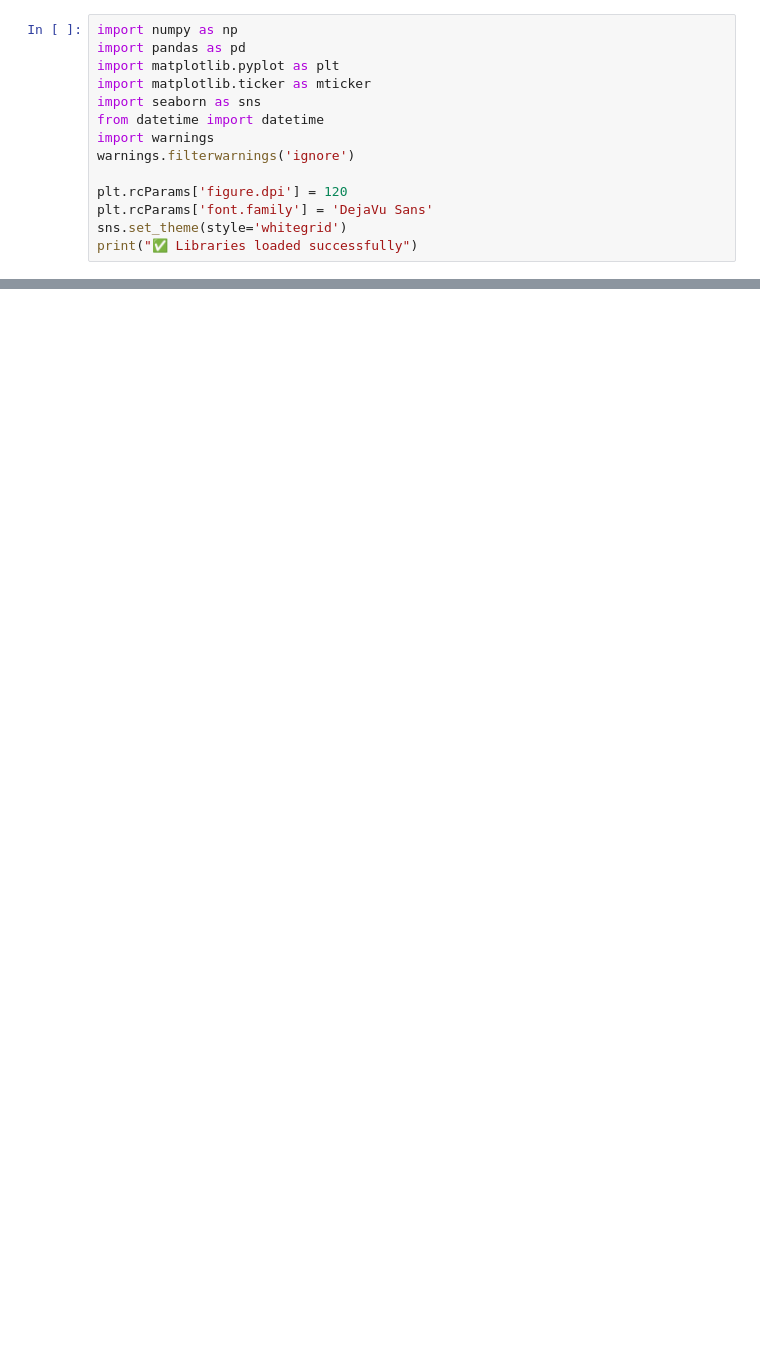
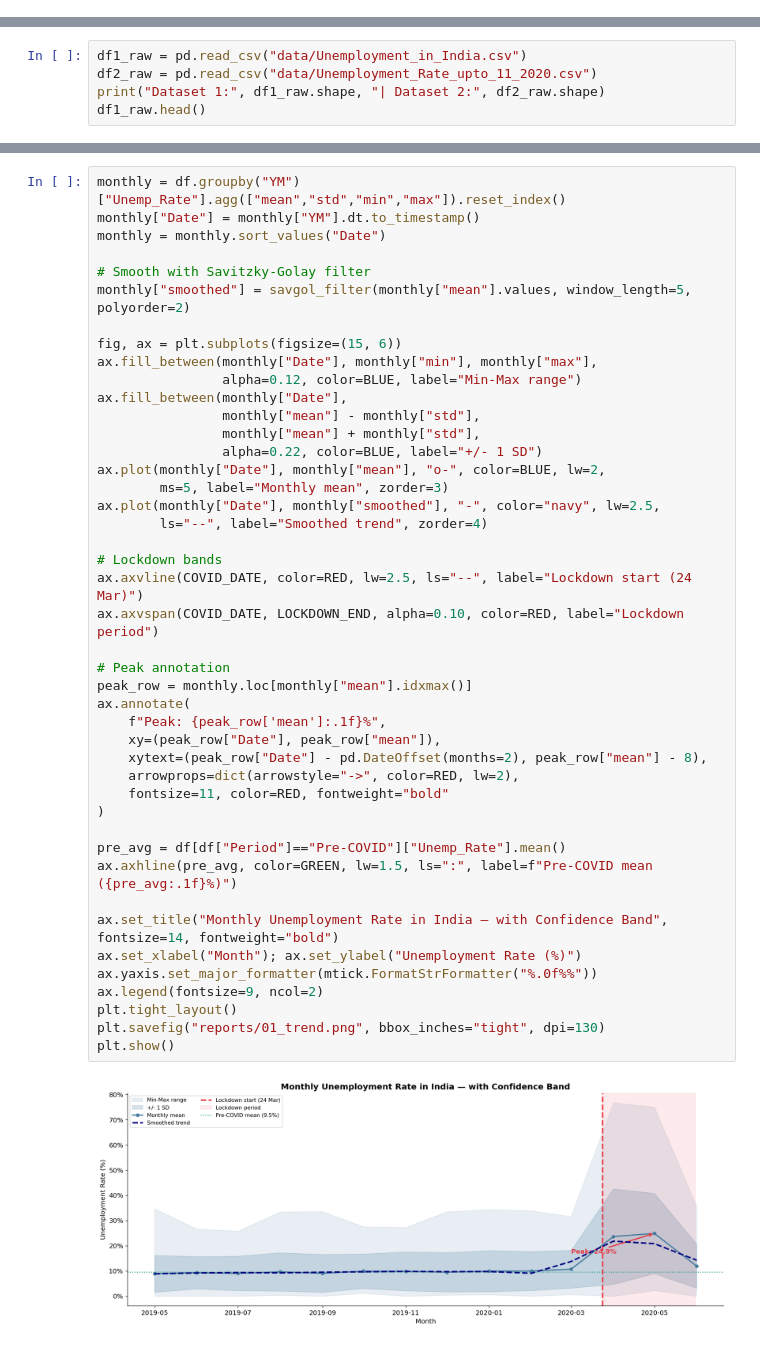
Before and after one commit to muhammad-asifkhan/CodeAlpha_Unemployment_Analysis, a Jupyter notebook: Unemployment_Analysis.ipynb, the cells around one changed output, grey strips where cells are left out. Saved outputs shown, nothing was run; the diff lists cells and outputs as text; blank space fills up the shorter version.

Commit message:
feat: professional overhaul - Welch t-test, Cohen d, Savitzky-Golay smoothing, state ranking, split violin

```diff
--- a/Unemployment_Analysis.ipynb
+++ b/Unemployment_Analysis.ipynb
@@ -14,14 +0,0 @@
-# %%
-import numpy as np
-import pandas as pd
-import matplotlib.pyplot as plt
-import matplotlib.ticker as mticker
-import seaborn as sns
-from datetime import datetime
-import warnings
-warnings.filterwarnings('ignore')
-
-plt.rcParams['figure.dpi'] = 120
-plt.rcParams['font.family'] = 'DejaVu Sans'
-sns.set_theme(style='whitegrid')
-print("✅ Libraries loaded successfully")
@@ -460,0 +36,5 @@ plt.show()
+# %%
+df1_raw = pd.read_csv("data/Unemployment_in_India.csv")
+df2_raw = pd.read_csv("data/Unemployment_Rate_upto_11_2020.csv")
+print("Dataset 1:", df1_raw.shape, "| Dataset 2:", df2_raw.shape)
+df1_raw.head()
@@ -460,0 +129,46 @@ plt.show()
+# %%
+monthly = df.groupby("YM")["Unemp_Rate"].agg(["mean","std","min","max"]).reset_index()
+monthly["Date"] = monthly["YM"].dt.to_timestamp()
+monthly = monthly.sort_values("Date")
+
+# Smooth with Savitzky-Golay filter
+monthly["smoothed"] = savgol_filter(monthly["mean"].values, window_length=5, polyorder=2)
+
+fig, ax = plt.subplots(figsize=(15, 6))
+ax.fill_between(monthly["Date"], monthly["min"], monthly["max"],
+                alpha=0.12, color=BLUE, label="Min-Max range")
+ax.fill_between(monthly["Date"],
+                monthly["mean"] - monthly["std"],
+                monthly["mean"] + monthly["std"],
+                alpha=0.22, color=BLUE, label="+/- 1 SD")
+ax.plot(monthly["Date"], monthly["mean"], "o-", color=BLUE, lw=2,
+        ms=5, label="Monthly mean", zorder=3)
+ax.plot(monthly["Date"], monthly["smoothed"], "-", color="navy", lw=2.5,
+        ls="--", label="Smoothed trend", zorder=4)
+
+# Lockdown bands
+ax.axvline(COVID_DATE, color=RED, lw=2.5, ls="--", label="Lockdown start (24 Mar)")
+ax.axvspan(COVID_DATE, LOCKDOWN_END, alpha=0.10, color=RED, label="Lockdown period")
+
+# Peak annotation
+peak_row = monthly.loc[monthly["mean"].idxmax()]
+ax.annotate(
+    f"Peak: {peak_row['mean']:.1f}%",
+    xy=(peak_row["Date"], peak_row["mean"]),
+    xytext=(peak_row["Date"] - pd.DateOffset(months=2), peak_row["mean"] - 8),
+    arrowprops=dict(arrowstyle="->", color=RED, lw=2),
+    fontsize=11, color=RED, fontweight="bold"
+)
+
+pre_avg = df[df["Period"]=="Pre-COVID"]["Unemp_Rate"].mean()
+ax.axhline(pre_avg, color=GREEN, lw=1.5, ls=":", label=f"Pre-COVID mean ({pre_avg:.1f}%)")
+
+ax.set_title("Monthly Unemployment Rate in India — with Confidence Band", fontsize=14, fontweight="bold")
+ax.set_xlabel("Month"); ax.set_ylabel("Unemployment Rate (%)")
+ax.yaxis.set_major_formatter(mtick.FormatStrFormatter("%.0f%%"))
+ax.legend(fontsize=9, ncol=2)
+plt.tight_layout()
+plt.savefig("reports/01_trend.png", bbox_inches="tight", dpi=130)
+plt.show()
+# %% [output]
+[figure, added]
```
Also changed, not shown: parts of 50 cells of this notebook, 6 other files.
